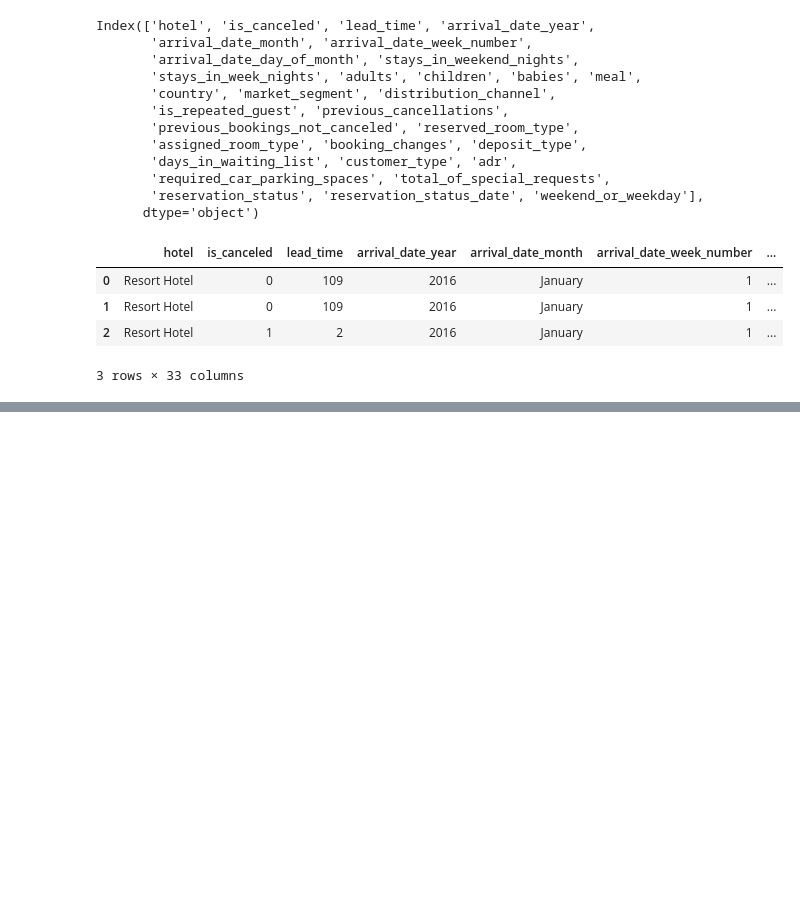
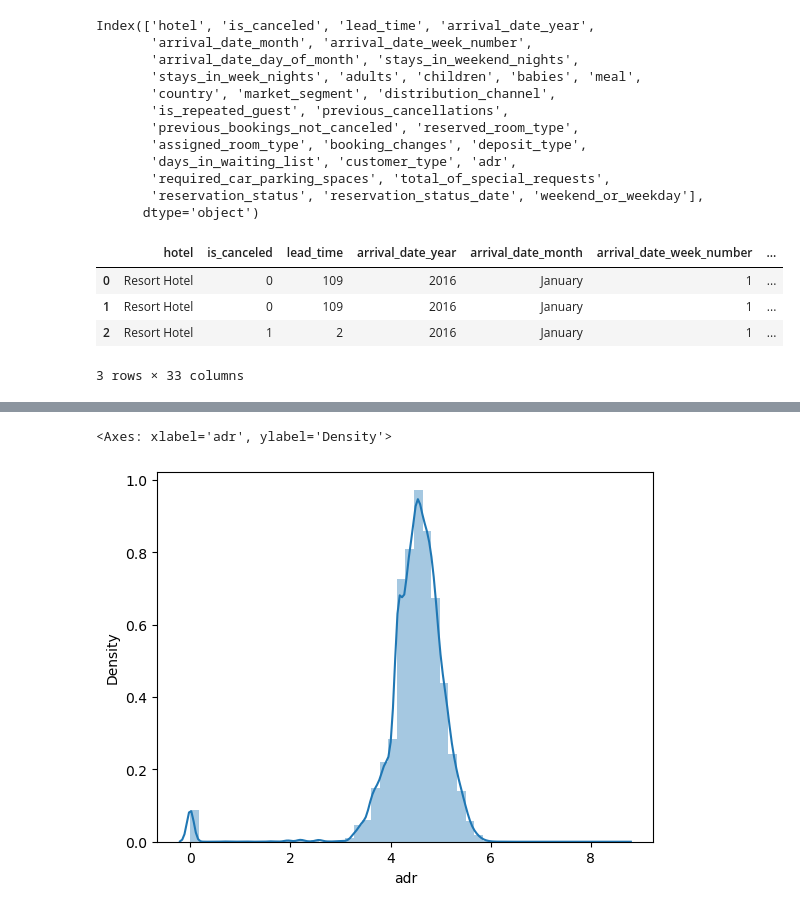
Before and after one commit to atanuk45/Predict_the_cancellation_of_hotel_booking, a Jupyter notebook: Hotel_cancelation_prediction.ipynb, the cells around one changed output, grey strips where cells are left out. Drawn from its saved outputs; the diff is of its cells as text; code cells hidden in the pictures; blank space fills up the shorter version.

```diff
--- a/Hotel_cancelation_prediction.ipynb
+++ b/Hotel_cancelation_prediction.ipynb
@@ -659,0 +903,5 @@ Index(['hotel', 'is_canceled', 'lead_time', 'arrival_date_year',
+# %%
+sns.distplot(dataframe['adr'].dropna())
+# %% [output]
+<Axes: xlabel='adr', ylabel='Density'>
+[figure, added]
```
Also changed, not shown: parts of 80 cells of this notebook.
